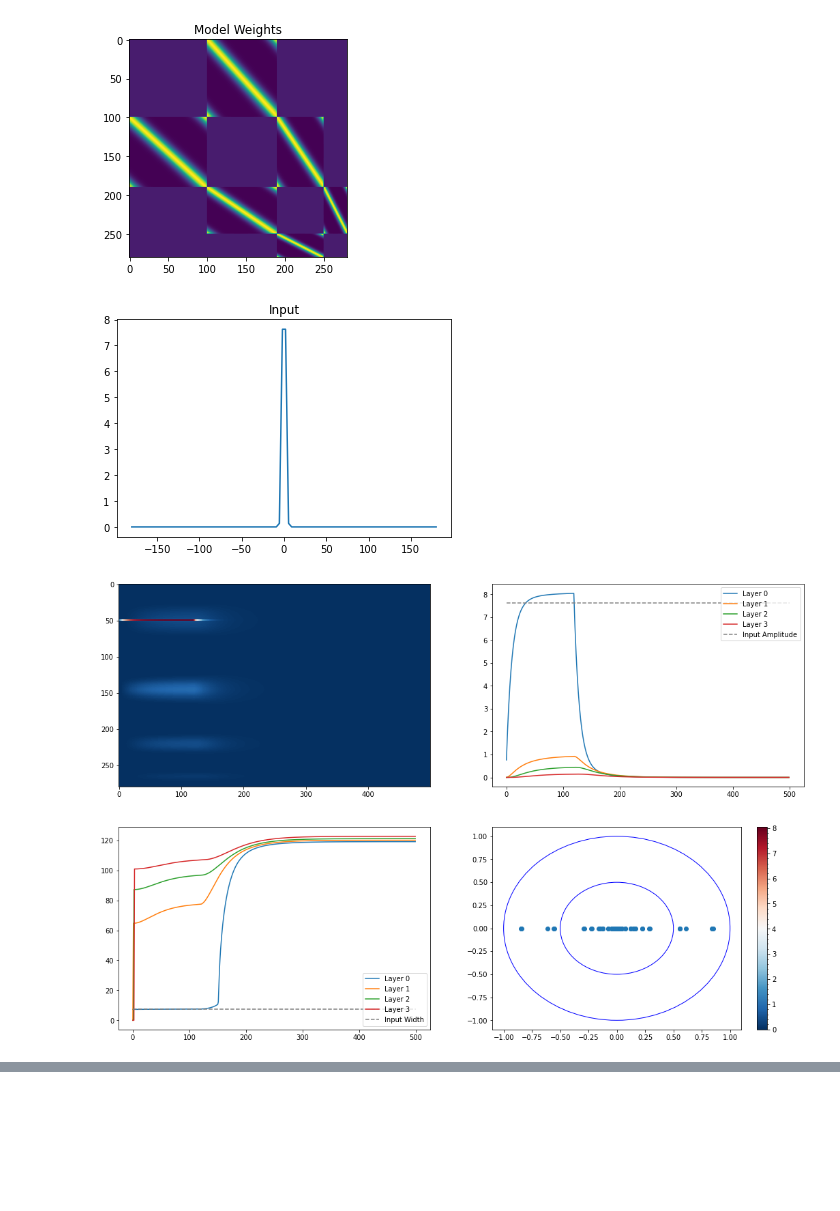
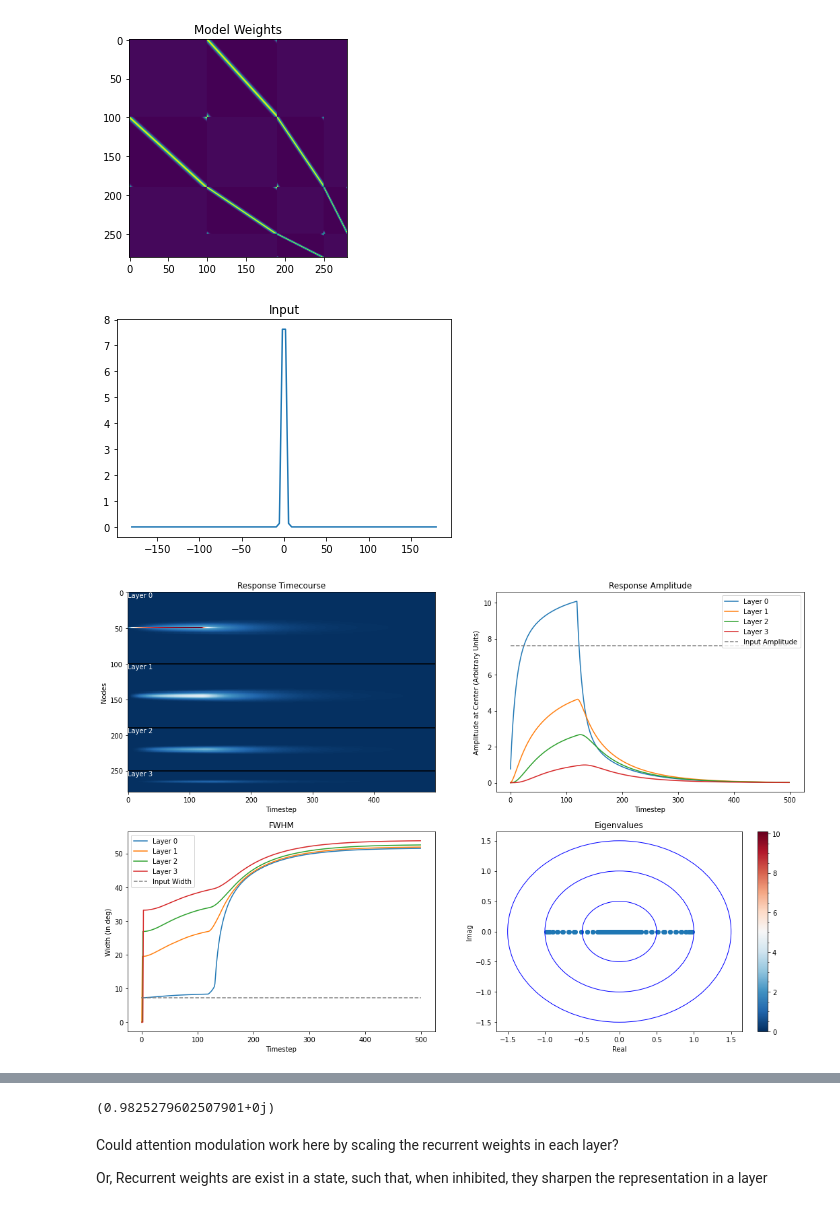
Before and after one commit to rfw256/Memento, a Jupyter notebook: dynamicmemory.ipynb, the cells around one changed output, grey strips where cells are left out. Drawn from its saved outputs; the diff is of its cells as text; code cells hidden in the pictures; blank space fills up the shorter version.

```diff
--- a/dynamicmemory.ipynb
+++ b/dynamicmemory.ipynb
@@ -22,6 +22,9 @@ class DynaToy:
         self.W_ff_1 = 0.03
         self.W_fb_0 = 0.03
         self.W_fb_1 = 0.03
+
+        self.W_r_0 = 0.03
+        self.W_r_1 = 0.03
 
         self.dt = 1
         self.tau = 10
@@ -90,7 +93,7 @@ class DynaToy:
             for i in range(len(self.layer_sizes)):
                 stop = int(np.sum(self.layer_sizes[:(i+1)]))
 
-                W_l = self.cos_weights(layer = i, W_0 = self.W_ff_1, W_1 = self.W_ff_0)
+                W_l = self.cos_weights(layer = i, W_0 = self.W_r_0, W_1 = self.W_r_1)
 
                 W[start:stop, start:stop] = W_l
                 W_L.append(W_l)
@@ -129,7 +132,7 @@ class DynaToy:
 
 
     def W_theta(self, theta, W_0, W_1):
-        return W_0 + 2*W_1 * np.cos(theta)
+        return W_1 + 2*W_0 * np.cos(theta)
 
 
     def cos_weights(self, layer, W_0 = 0.3, W_1 = 1.5):
@@ -162,7 +165,19 @@ class DynaToy:
         fig1 = ax.imshow(timecourse, aspect = 'auto', interpolation='none', cmap = 'RdBu_r')
         cbar = fig.colorbar(fig1)
         cbar.minorticks_on()
+        ax.set_title("Response Timecourse")
+        ax.set_xlabel("Timestep")
+        ax.set_ylabel("Nodes")
+        pos = 0
+        for i, layer in enumerate(self.layer_sizes):
+            ax.text(0, 1-(pos/self.r.shape[0]), "Layer %d" % i, horizontalalignment='left',
+                        verticalalignment='top', transform=ax.transAxes, color = 'white')
+            pos += layer
+            if i != len(self.layer_sizes)-1:
+                ax.axhline(pos, color = 'black')
 
+
+        # Amplitude
         ax = axs[0, 1]
         start = 0
         for i in range(len(self.layer_sizes)):
@@ -176,6 +191,9 @@ class DynaToy:
         if stim_on:
             ax.axvline(self, ymin = 0, ymax = 1, color = 'red', label = 'Stim Offset', alpha = 0.5)
         ax.legend()
+        ax.set_title("Response Amplitude")
+        ax.set_xlabel("Timestep")
+        ax.set_ylabel("Amplitude at Center (Arbitrary Units)")
 
         # Compute widths in each layer, plot over time
         ax = axs[1, 0]
@@ -205,6 +223,9 @@ class DynaToy:
         if stim_on:
             ax.axvline(stim_on, ymin = 0, ymax = 1, color = 'red', alpha = 0.5, label = 'Stim Offset')
         ax.legend()
+        ax.set_title("FWHM")
+        ax.set_xlabel("Timestep")
+        ax.set_ylabel("Width (in deg)")
 
         ax = axs[1, 1]
         eigvals = np.linalg.eigvals(self.W)
@@ -215,8 +236,13 @@ class DynaToy:
         ax.scatter(x, y)
         circ = plt.Circle((0, 0), radius=1, edgecolor='b', facecolor='None')
         circ2 = plt.Circle((0, 0), radius=0.5, edgecolor='b', facecolor='None')
+        circ3 = plt.Circle((0, 0), radius=1.5, edgecolor='b', facecolor='None')
         ax.add_patch(circ)
         ax.add_patch(circ2)
+        ax.add_patch(circ3)
+        ax.set_title("Eigenvalues")
+        ax.set_xlabel("Real")
+        ax.set_ylabel("Imag")
 
         plt.show()
 # %% [markdown]
@@ -236,7 +267,7 @@ class DynaToy:
 - k_input: kappa parameter of the Von Mises used for the input signal
 # %%
 layer_sizes = [100, 90, 60, 30]
-kappas = [4, 4, 4]
+kappas = [50, 50, 50]
 
 n_timesteps = 500
 x_pos = 180
@@ -252,6 +283,10 @@ model.W_ff_0 = .05     # Scales the FF weights - affects the next layer's amplit
 model.W_ff_1 = -.003       # Shifts the FF weights
 model.W_fb_0 = .05    # Scales the FB weights - affects the prev layer's amplitude
 model.W_fb_1 = -.003        # Shifts the FB weights
+
+# Scale and Shift the Recurrence weights
+model.W_r_0 = 0.05
+model.W_r_1 = -0.3
 
 recurrence = ''
 
@@ -275,39 +310,37 @@ for t in range(n_timesteps):
     if t < stim_on:
         x_in[model.in_idx] = h
         model.r = model.euler(h = x_in)
-        # model.r = model.euler(h = test)
     else:
         model.r = model.euler(h = x_in)
 
     timecourse[:, t] = model.r.squeeze()
     H[:, t] = x_in.squeeze()
 
 model.plot(timecourse, h)
 
 # Feedback
 model.reset()
 
 theta = np.linspace(0, 2*np.pi, layer_sizes[-1])
 h = stats.vonmises.pdf(theta, k_input, np.radians(x_pos), 1)
 h = np.expand_dims(h, 1)
 
 timecourse = np.zeros([model.r.shape[0], n_timesteps])
 H = np.zeros_like(timecourse)
 
 for t in range(n_timesteps):
     x_in = np.zeros_like(model.r)
     if t < stim_on:
         x_in[model.out_idx] = h
         model.r = model.euler(h = x_in)
-        # model.r = model.euler(h = test)
     else:
         model.r = model.euler(h = x_in)
 
     timecourse[:, t] = model.r.squeeze()
     H[:, t] = x_in.squeeze()
 
 model.plot(timecourse, h)
 # %% [output]
-[figure, old version]
+[figure, new version]
 [figure]
-[figure, old version]
+[figure, new version]
@@ -314,0 +348,8 @@ model.plot(timecourse, h)
+# %%
+np.linalg.eigvals(model.W).max()
+# %% [output]
+(0.9825279602507901+0j)
+# %% [markdown]
+Could attention modulation work here by scaling the recurrent weights in each layer?
+
+Or, Recurrent weights are exist in a state, such that, when inhibited, they sharpen the representation in a layer
```
Also changed, not shown: parts of 3 cells of this notebook, 1 other file.
